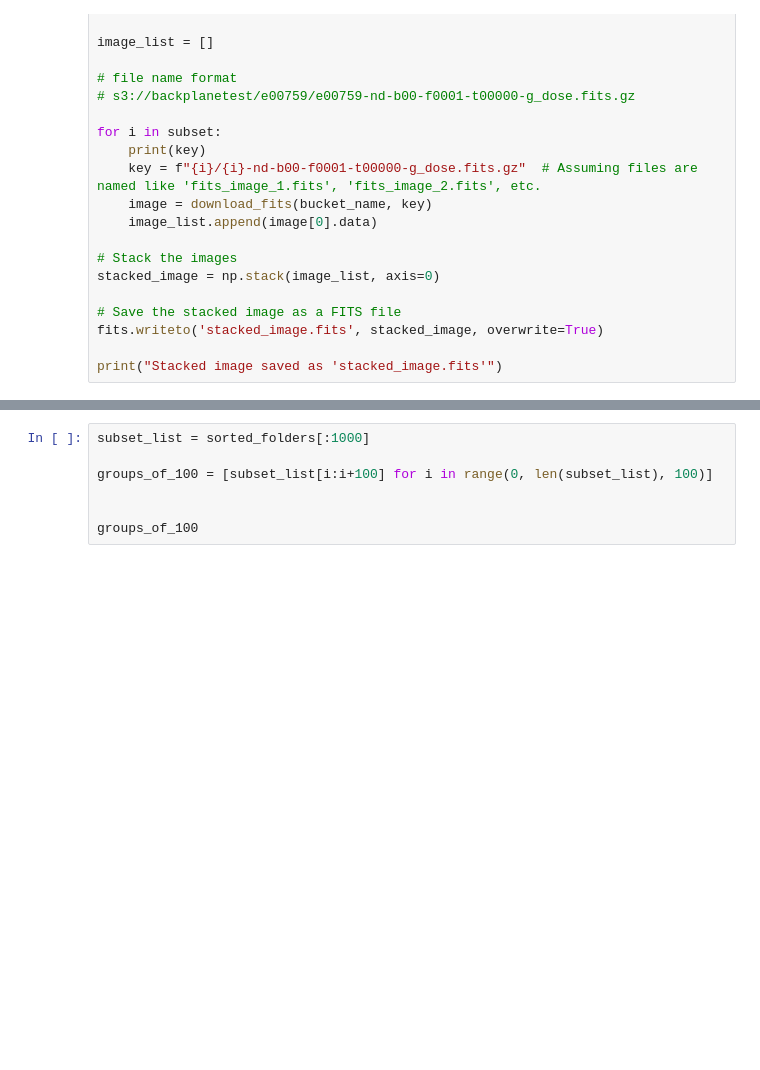
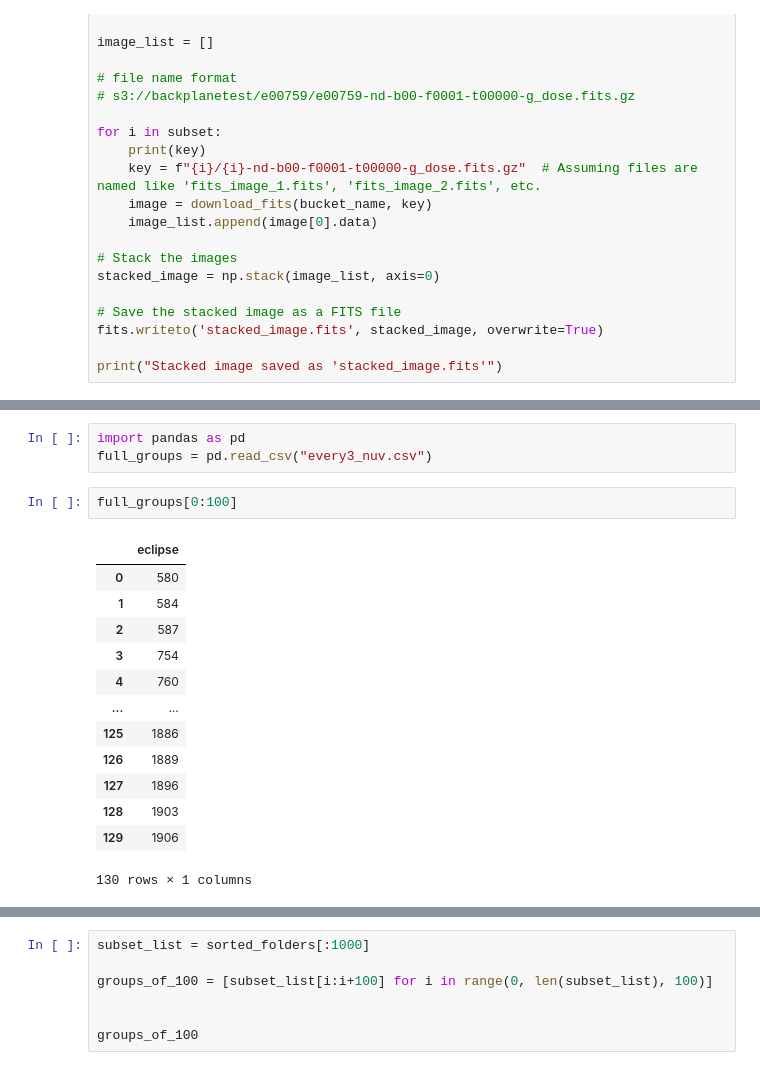
Before and after one commit to MillionConcepts/glcat, a Jupyter notebook: bucket.ipynb, the cells around one changed output, grey strips where cells are left out. Drawn from its saved outputs; the diff is of its cells as text; blank space fills up the shorter version.

```diff
--- a/bucket.ipynb
+++ b/bucket.ipynb
@@ -109,3 +131,22 @@ print("Summed image saved as 'summed_image_2.fits'")
+# %%
+import pandas as pd
+full_groups = pd.read_csv("every3_nuv.csv")
+# %%
+full_groups[0:100]
+# %% [output]
+|  | eclipse |
+| 0 | 580 |
+| 1 | 584 |
+| 2 | 587 |
+| 3 | 754 |
+| 4 | 760 |
+| ... | ... |
+| 125 | 1886 |
+| 126 | 1889 |
+| 127 | 1896 |
+| 128 | 1903 |
+| 129 | 1906 |
+130 rows × 1 columns
 # %%
 # Initialize S3 client
 s3 = boto3.client('s3')
```
Also changed, not shown: parts of 8 cells of this notebook, 1 other file.
